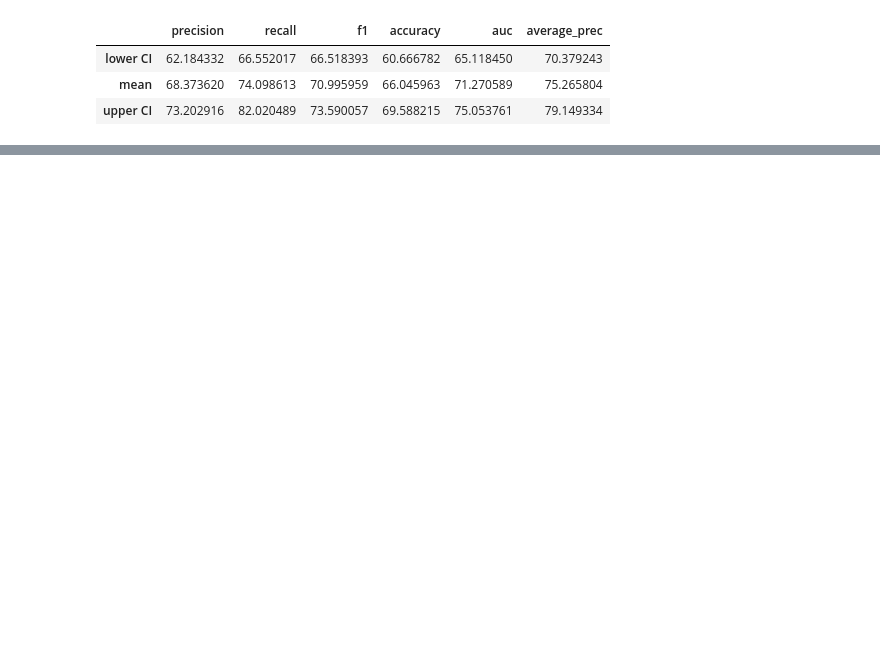
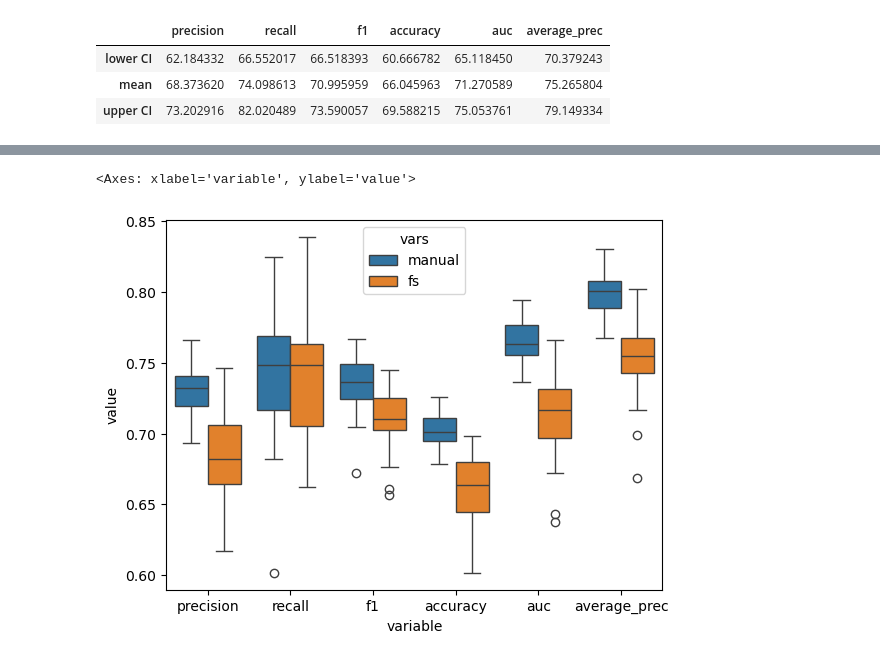
Before and after one commit to sonjakatz/myaReg-genderDifferences, a Jupyter notebook: scripts/30_prediction/31_analysePerformance.ipynb, the cells around one changed output, grey strips where cells are left out. Drawn from its saved outputs; the diff is of its cells as text; code cells hidden in the pictures; blank space fills up the shorter version.

```diff
--- a/scripts/30_prediction/31_analysePerformance.ipynb
+++ b/scripts/30_prediction/31_analysePerformance.ipynb
@@ -76,0 +143,3 @@ df["precision"].hist()
+# %%
+df_comb = pd.concat([df_15, df_5], axis=0, ignore_index=True)
+df_comb
@@ -76,0 +160,6 @@ df["precision"].hist()
+# %%
+a = df_comb.melt(["vars"])
+sns.boxplot(data=a, x= "variable", y="value", hue="vars")
+# %% [output]
+<Axes: xlabel='variable', ylabel='value'>
+[figure, added]
```
Also changed, not shown: parts of 18 cells of this notebook, 5 other files.
